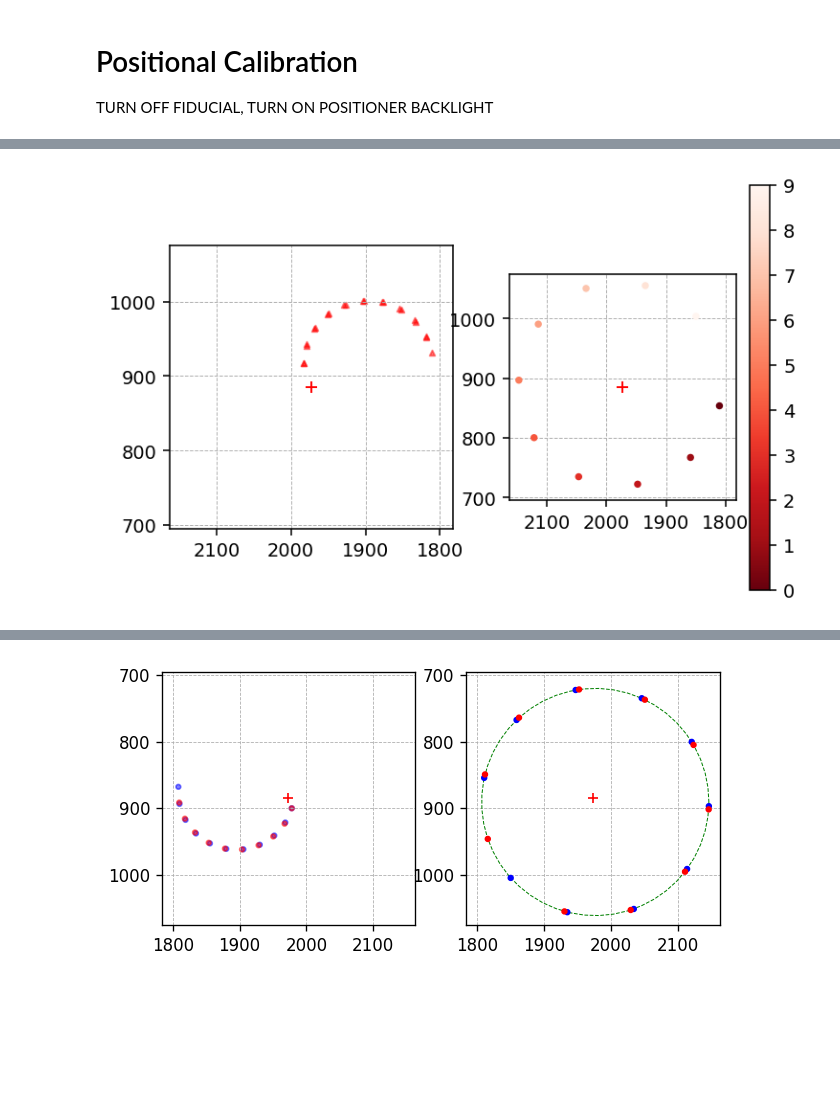
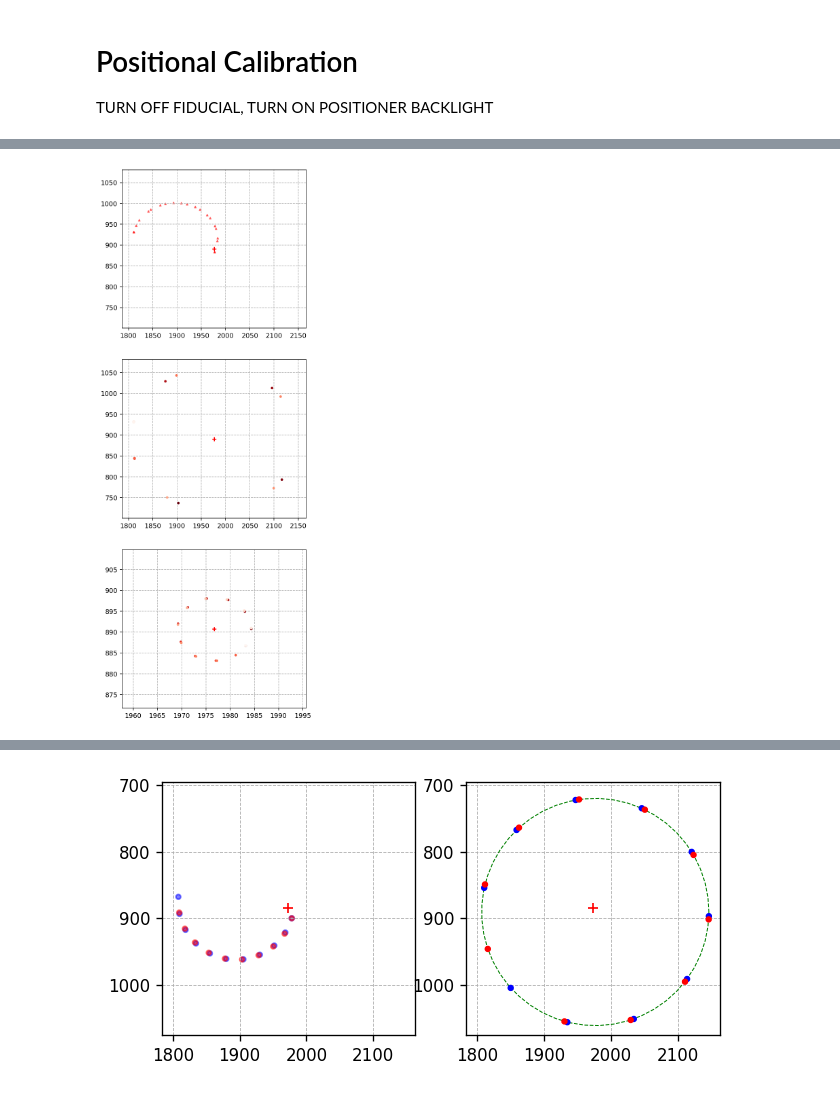
Before and after one commit to SSantosLab/DESI-QA, a Jupyter notebook: calib/Report-sean.ipynb, the cells around one changed output, grey strips where cells are left out. Saved outputs shown, nothing was run; the diff lists cells and outputs as text; code cells hidden in the pictures; blank space fills up the shorter version.

```diff
--- a/calib/Report-sean.ipynb
+++ b/calib/Report-sean.ipynb
@@ -256,29 +255,46 @@ db.tail(20)
 # %%
 # m2b = query_time(db, datemin='2023-05-25 14:47:00', datemax='2023-05-25 14:48:00')
 # m2b = (m2b) & ( db['label'].str.contains('arcph') )
 color2='b'
 color1=color2
 
-m1 =  query_time(db, datemin='2023-05-26')
+dateStart = np.array(['2023-06-13 16:13:00','2023-06-13 16:17:00','2023-06-13 09:06:00'],dtype='datetime64') # arcth time, arcph time, and arcth30small time
+dateEnd = dateStart+np.timedelta64(4,'m')
+
+m1 =  query_time(db, datemin=dateStart[0],datemax=dateEnd[0])
 m1 = (m1) & ( db['label'].str.contains('arcth') ) & (db['motor']=='theta')
-m1 = (m1) & (db['direction']=='cw')
+# m1 = (m1) & (db['direction']=='cw')
 
+m2 = query_time(db, datemin=dateStart[1],datemax=dateEnd[1])
+m2 = (m2) & ( db['label'].str.contains('arcph') )
 
-plt.subplot(121)
-setplot(1973, 885, 190)
+m3 = query_time(db, datemin=dateStart[2],datemax=dateEnd[2])
+m3 = (m3) & ( db['label'].str.contains('arcth30small') )
 
-# plt.scatter('xpix', 'ypix', data=db[m2b], c=color2, s=20, alpha=0.5)
+fig,axs = plt.subplots(3,1,figsize=[5,15])
 
-m2 = query_time(db, datemin='2023-05-25 14:47:00', datemax='2023-05-25 14:48:00')
-m2 = (m2) & ( db['label'].str.contains('arcph') )
-plt.scatter('xpix', 'ypix', data=db[m2], c='r', marker='^', s=8, alpha=0.5)
+x_center,y_center,offset,small_scalar = 1976.70506, 890.74151, 190,0.1
 
+# Plotting
 
-plt.subplot(122)
+axs[0].scatter('xpix', 'ypix', data=db[m2], c='r', marker='^', s=8, alpha=0.5)
+axs[0].set_ylim(y_center-offset,y_center+offset)
+axs[0].set_xlim(x_center-offset,x_center+offset)
+axs[0].scatter(x_center,y_center,marker='+',c='red')
+axs[0].grid(ls='--')
 
-plt.scatter('xpix', 'ypix', data=db[m1], c=np.arange(m1.sum()), cmap='Reds_r',  s=8, zorder=10)
-plt.colorbar()
-# plot_circle(xc/pix2mm, yc/pix2mm, (R1+R2)/pix2mm)
-setplot(1973, 885, 190)
+axs[1].scatter('xpix', 'ypix', data=db[m1], c=np.arange(m1.sum()), cmap='Reds_r',  s=8, zorder=10)
+axs[1].set_ylim(y_center-offset,y_center+offset)
+axs[1].set_xlim(x_center-offset,x_center+offset)
+axs[1].scatter(x_center,y_center,marker='+',c='red')
+axs[1].grid(ls='--')
+
+axs[2].scatter('xpix', 'ypix', data=db[m3], c=np.arange(m3.sum()), cmap='Reds_r',  s=8, zorder=10)
+axs[2].set_ylim(y_center-offset*small_scalar,y_center+offset*small_scalar)
+axs[2].set_xlim(x_center-offset*small_scalar,x_center+offset*small_scalar)
+axs[2].scatter(x_center, y_center,marker='+',c='red')
+axs[2].grid(ls='--')
+
+plt.show()
 # %% [output]
-[figure, old version]
+[figure, new version]
```
Also changed, not shown: parts of 7 cells of this notebook, 27 other files.
